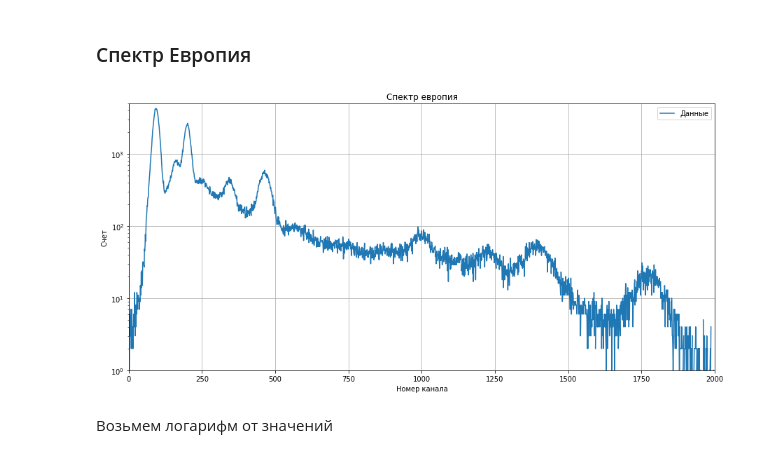
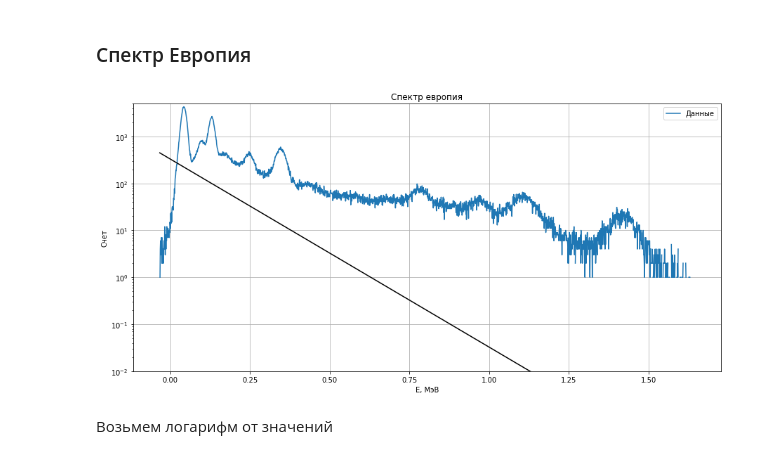
Before and after one commit to QDGeorge/Physics_Labs, a Jupyter notebook: 5sem/Lab_5_5_5/YetAnotherTry.ipynb, the cells around one changed output. Saved outputs shown, nothing was run; the diff lists cells and outputs as text; code cells hidden in the pictures.

```diff
--- a/5sem/Lab_5_5_5/YetAnotherTry.ipynb
+++ b/5sem/Lab_5_5_5/YetAnotherTry.ipynb
@@ -34,6 +34,21 @@ def draw(df, title, err = False):
     plt.ylabel('Счет'.decode('utf-8'))
     plt.legend()
     plt.grid() # Активирует сетку
+
+def draw1(df, title, err = False):
+    x = (df["Channel"] - 40.8)/1222
+    y = df["Counts"]
+    plt.figure(figsize=(15,7))
+    if(err):
+        plt.errorbar(x, y, yerr=df['Error'], color = "green", label = "Кресты погрешности".decode('utf-8'))
+        plt.scatter(x, y, label='Данные'.decode('utf-8'))
+    else:
+        plt.plot(x, y, label='Данные'.decode('utf-8'))
+    plt.title(title)
+    plt.xlabel('E, МэВ'.decode('utf-8'))
+    plt.ylabel('Счет'.decode('utf-8'))
+    plt.legend()
+    plt.grid() # Активирует сетку
 # %%
 # Импорт данных (поработаем пока с фоном)
 data_b = read_file('data/excel/background.xlsx')
@@ -350,17 +365,18 @@ plt.show()
 # %%
 data_eu = read_file('data/excel/Eu152.xlsx')
 '''plt.figure(figsize=(15,7))
 plt.plot(data_eu['Channel'], data_eu["Counts"])
 plt.plot(data_b['Channel'], exp(data_b['Channel'], *popt_b), color = 'black', label = 'Фоновое излучение'.decode('utf-8'))
 plt.legend()
 plt.grid()'''
-draw(data_eu, 'Спектр европия'.decode('utf-8'))
-plt.ylim(1, 5000)
-plt.xlim(1, 2000)
+draw1(data_eu, 'Спектр европия'.decode('utf-8'), False)
+plt.plot((data_b['Channel'] - 40.8)/1222, exp(data_b['Channel'], *popt_b), color = 'black', label = 'Фоновое излучение'.decode('utf-8'))
+plt.ylim(0.01, 5000)
+#plt.xlim(1, 2000)
 plt.yscale('log')
 plt.show()
 # %% [output]
-[figure, old version]
+[figure, new version]
 # %% [markdown]
 Возьмем логарифм от значений
 # %%
```
Also changed, not shown: 8 other files.
